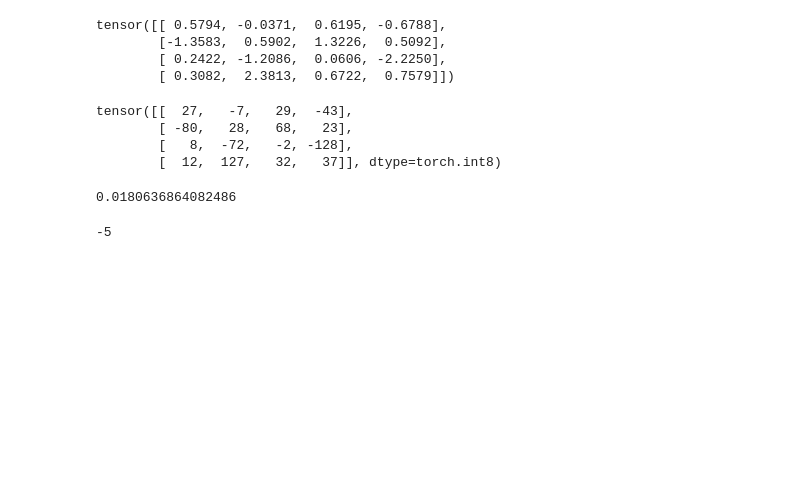
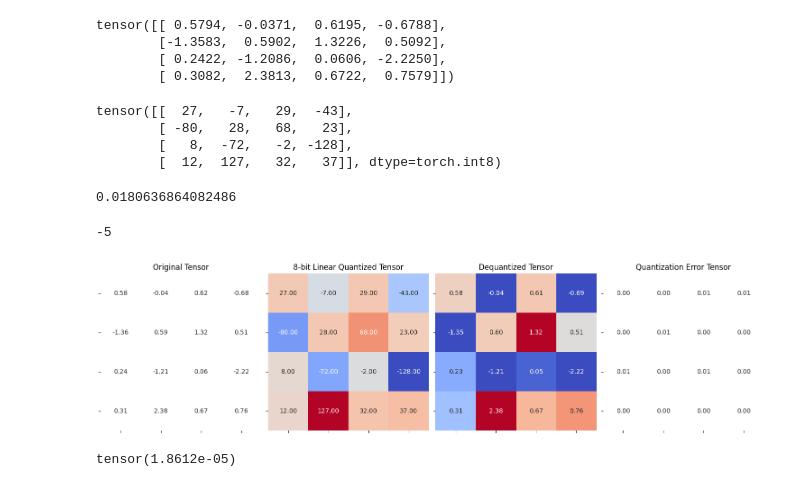
Before and after one commit to yacineabh/quantization, a Jupyter notebook: scale_zeo_point_values.ipynb, the cells around one changed output. Cells and saved outputs as stored; diff of their text form; code cells hidden in the pictures; blank space fills up the shorter version.

```diff
--- a/scale_zeo_point_values.ipynb
+++ b/scale_zeo_point_values.ipynb
@@ -146,3 +146,12 @@ zero_point
 # %%
 dequantized_tensor = linear_dequantization(quantized_tensor,
                                            scale, zero_point)
+# %%
+plot_quantization_errors(r_tensor, quantized_tensor,
+                         dequantized_tensor)
+# %% [output]
+[figure, added]
+# %%
+(dequantized_tensor-r_tensor).square().mean()
+# %% [output]
+tensor(1.8612e-05)
```
Also changed, not shown: 1 other file.
